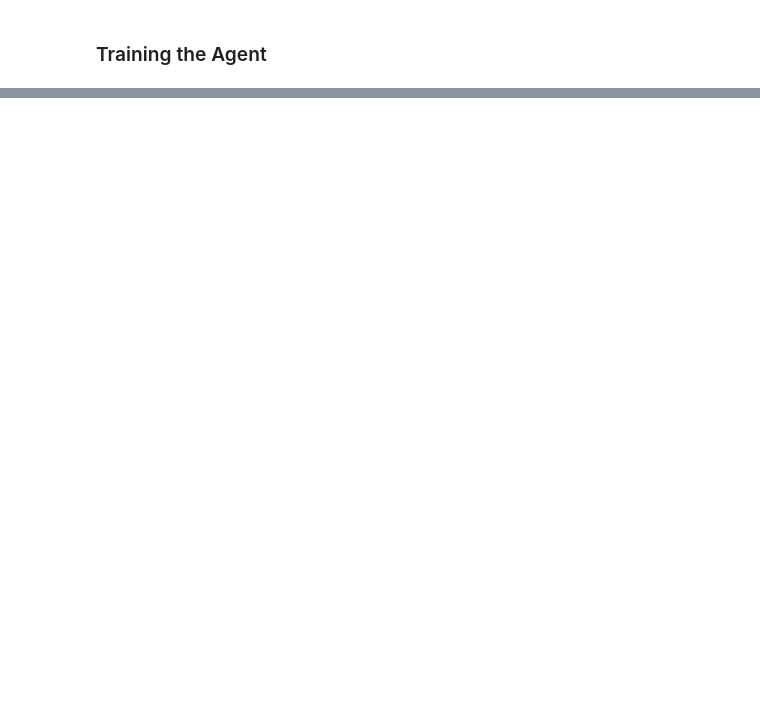
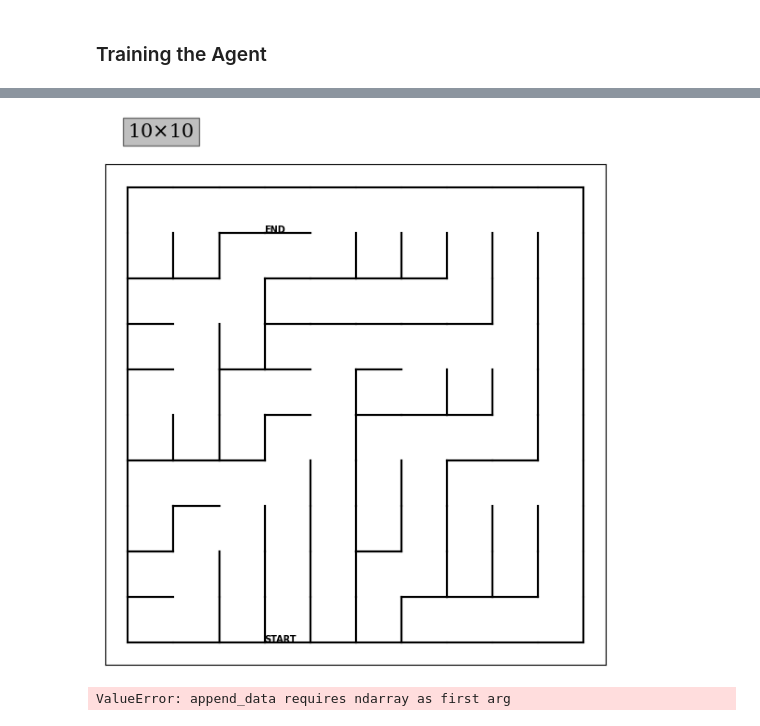
Before and after one commit to AndreNasci/tf-maze-drone, a Jupyter notebook: droneMaze-tfagents.ipynb, the cells around one changed output, grey strips where cells are left out. Cells and saved outputs as stored; diff of their text form; code cells hidden in the pictures; blank space fills up the shorter version.

Commit message:
Fist gym-compatible version (without video)

```diff
--- a/droneMaze-tfagents.ipynb
+++ b/droneMaze-tfagents.ipynb
@@ -357,0 +371,29 @@ step = 9400: loss = 63.771217346191406
+# %%
+def embed_mp4(filename):
+  """Embeds an mp4 file in the notebook."""
+  video = open(filename,'rb').read()
+  b64 = base64.b64encode(video)
+  tag = '''
+  <video width="640" height="480" controls>
+    <source src="data:video/mp4;base64,{0}" type="video/mp4">
+  Your browser does not support the video tag.
+  </video>'''.format(b64.decode())
+
+  return IPython.display.HTML(tag)
+# %%
+def create_policy_eval_video(policy, filename, num_episodes=5, fps=30):
+  filename = filename + ".mp4"
+  with imageio.get_writer(filename, fps=fps) as video:
+    for _ in range(num_episodes):
+      time_step = eval_env.reset()
+      video.append_data(eval_py_env.render())
+      while not time_step.is_last():
+        action_step = policy.action(time_step)
+        time_step = eval_env.step(action_step.action)
+        video.append_data(eval_py_env.render())
+  return embed_mp4(filename)
+
+create_policy_eval_video(agent.policy, "trained-agent")
+# %% [output]
+[figure, added]
+ValueError: append_data requires ndarray as first arg
```
Also changed, not shown: parts of 16 cells of this notebook, 3 other files.
